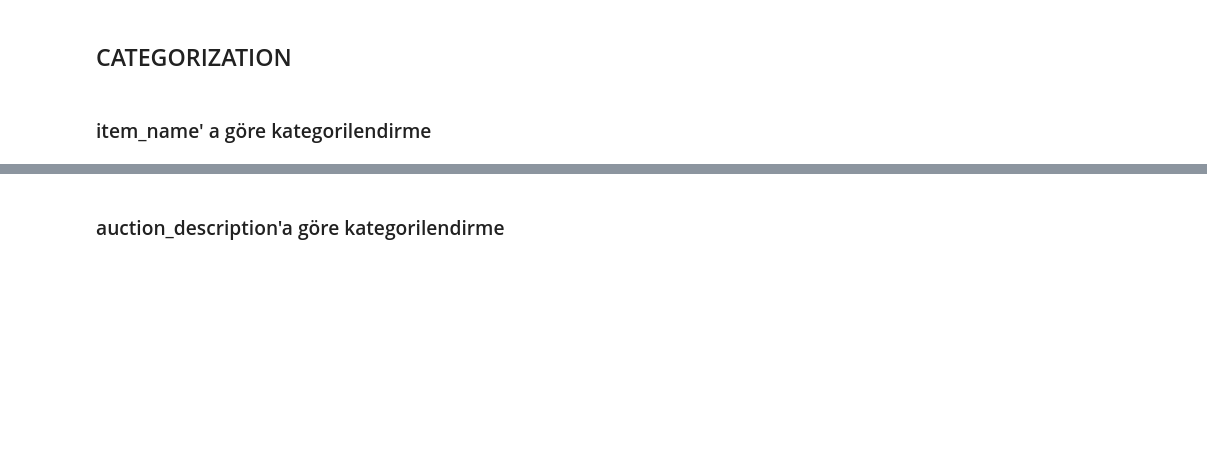
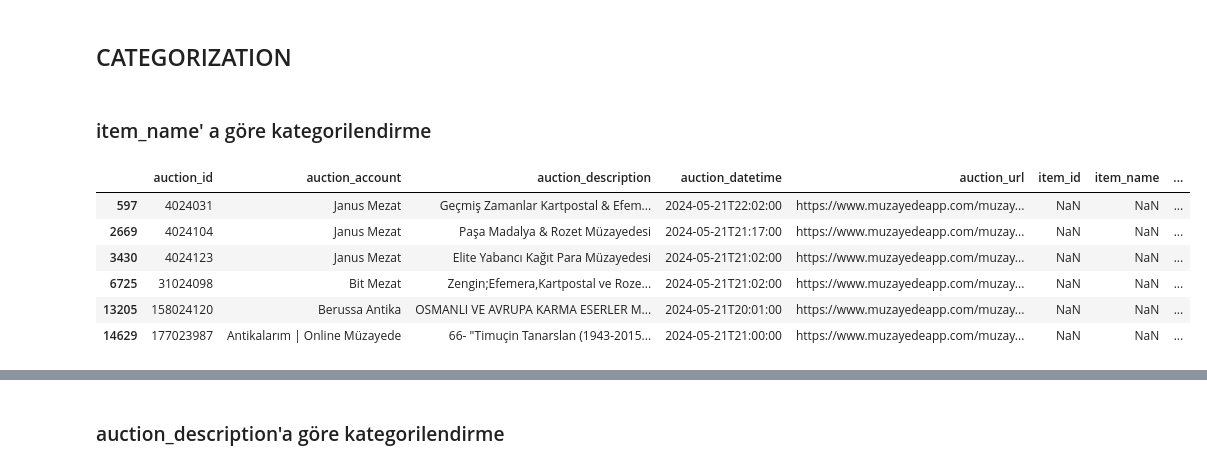
Before and after one commit to sweonurulu/colab_notebooks, a Jupyter notebook: muzayede2_ysa.ipynb, the cells around one changed output, grey strips where cells are left out. Cells and saved outputs as stored; diff of their text form; code cells hidden in the pictures; blank space fills up the shorter version.

```diff
--- a/muzayede2_ysa.ipynb
+++ b/muzayede2_ysa.ipynb
@@ -54,3 +143,13 @@ df.loc[:, ~df.columns.isin(excluded_columns)] = df.loc[:, ~df.columns.isin(exclu
+# %%
+df[df["item_id"].isnull()]
+# %% [output]
+|  | auction_id | auction_account | auction_description | auction_datetime | auction_url | item_id | item_name | ... |
+| 597 | 4024031 | Janus Mezat | Geçmiş Zamanlar Kartpostal & Efem... | 2024-05-21T22:02:00 | https://www.muzayedeapp.com/muzay... | NaN | NaN | ... |
+| 2669 | 4024104 | Janus Mezat | Paşa Madalya & Rozet Müzayedesi | 2024-05-21T21:17:00 | https://www.muzayedeapp.com/muzay... | NaN | NaN | ... |
+| 3430 | 4024123 | Janus Mezat | Elite Yabancı Kağıt Para Müzayedesi | 2024-05-21T21:02:00 | https://www.muzayedeapp.com/muzay... | NaN | NaN | ... |
+| 6725 | 31024098 | Bit Mezat | Zengin;Efemera,Kartpostal ve Roze... | 2024-05-21T21:02:00 | https://www.muzayedeapp.com/muzay... | NaN | NaN | ... |
+| 13205 | 158024120 | Berussa Antika | OSMANLI VE AVRUPA KARMA ESERLER M... | 2024-05-21T20:01:00 | https://www.muzayedeapp.com/muzay... | NaN | NaN | ... |
+| 14629 | 177023987 | Antikalarım | Online Müzayede | 66- "Timuçin Tanarslan (1943-2015... | 2024-05-21T21:00:00 | https://www.muzayedeapp.com/muzay... | NaN | NaN | ... |
 # %%
 # Müzayede açıklamaları için Kategorileri belirleyen kelimeler ve bu kelimelere karşılık gelen kategoriler
 categories_item_name = {
```
Also changed, not shown: parts of 29 cells of this notebook.
